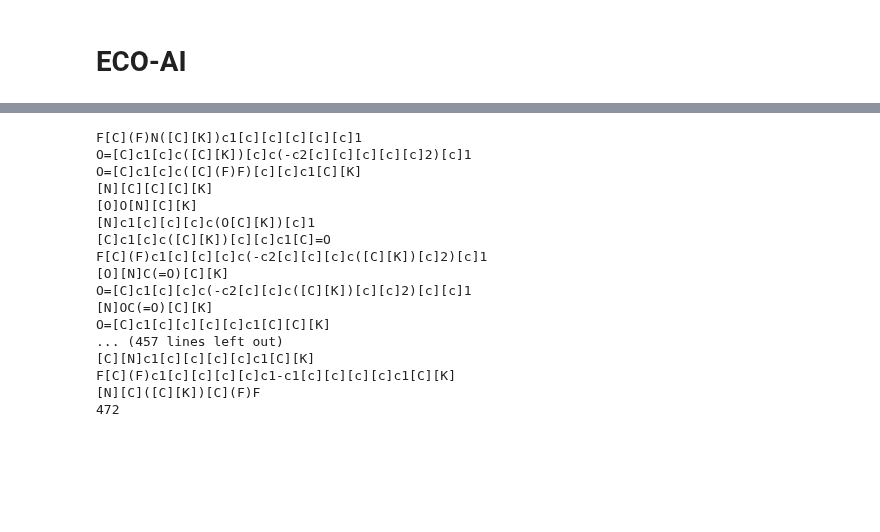
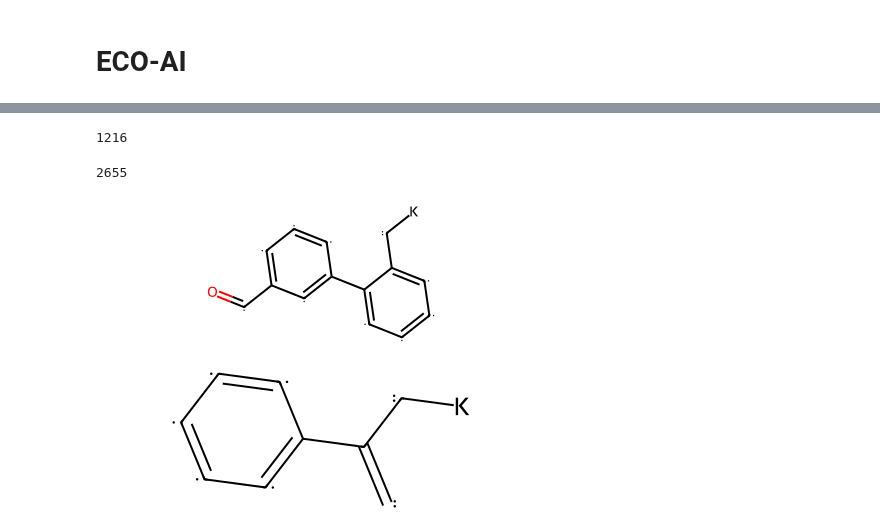
Before and after one commit to mosdef-hub/Grouper, a Jupyter notebook: exhaustive_generation.ipynb, the cells around one changed output, grey strips where cells are left out. Saved outputs shown, nothing was run; the diff lists cells and outputs as text; code cells hidden in the pictures; blank space fills up the shorter version.

```diff
--- a/exhaustive_generation.ipynb
+++ b/exhaustive_generation.ipynb
@@ -469,24 +325,7 @@ for m in unique_mols:
     mol = Chem.MolFromSmiles(m)
     atoms = mol.GetAtoms()
     if 'K' in [atom.GetSymbol() for atom in atoms]:
-        print(m)
         num += 1
 print(num)
 # %% [output]
-F[C](F)N([C][K])c1[c][c][c][c][c]1
-O=[C]c1[c]c([C][K])[c]c(-c2[c][c][c][c][c]2)[c]1
-O=[C]c1[c]c([C](F)F)[c][c]c1[C][K]
-[N][C][C][C][K]
-[O]O[N][C][K]
-[N]c1[c][c][c]c(O[C][K])[c]1
-[C]c1[c]c([C][K])[c][c]c1[C]=O
-F[C](F)c1[c][c][c]c(-c2[c][c][c]c([C][K])[c]2)[c]1
-[O][N]C(=O)[C][K]
-O=[C]c1[c][c]c(-c2[c][c]c([C][K])[c][c]2)[c][c]1
-[N]OC(=O)[C][K]
-O=[C]c1[c][c][c][c]c1[C][C][K]
-... (457 lines left out)
-[C][N]c1[c][c][c][c]c1[C][K]
-F[C](F)c1[c][c][c][c]c1-c1[c][c][c][c]c1[C][K]
-[N][C]([C][K])[C](F)F
-472
+1216
@@ -492,0 +349,17 @@ F[C](F)c1[c][c][c][c]c1-c1[c][c][c][c]c1[C][K]
+# %%
+from molGrouper.post_process import substitute_chiral_smiles
+count = 0
+mols_k_chiral = []
+for s in mols_k:
+    mols_k_chiral.extend(substitute_chiral_smiles(s, '[C]=[C]', '/[C]=[C]\\'))
+print(len(mols_k_chiral))
+# %% [output]
+2655
+# %%
+Chem.MolFromSmiles('O=[C]c1[c][c][c]c(-c2[c][c][c][c]c2[C][K])[c]1')
+# %% [output]
+[figure, added]
+# %%
+Chem.MolFromSmiles('[C]=C([C][K])c1[c][c][c][c][c]1')
+# %% [output]
+[figure, added]
```
Also changed, not shown: parts of 16 cells of this notebook, 3 other files.
